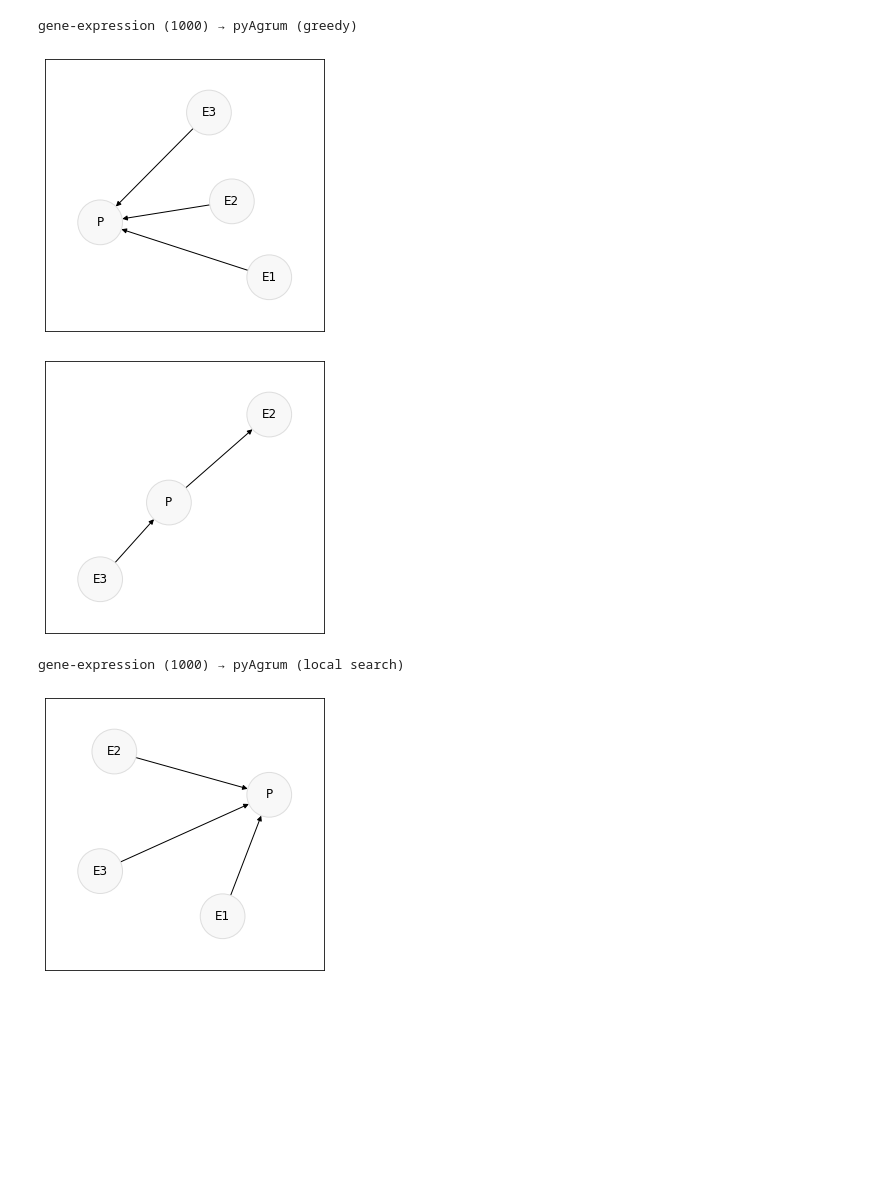
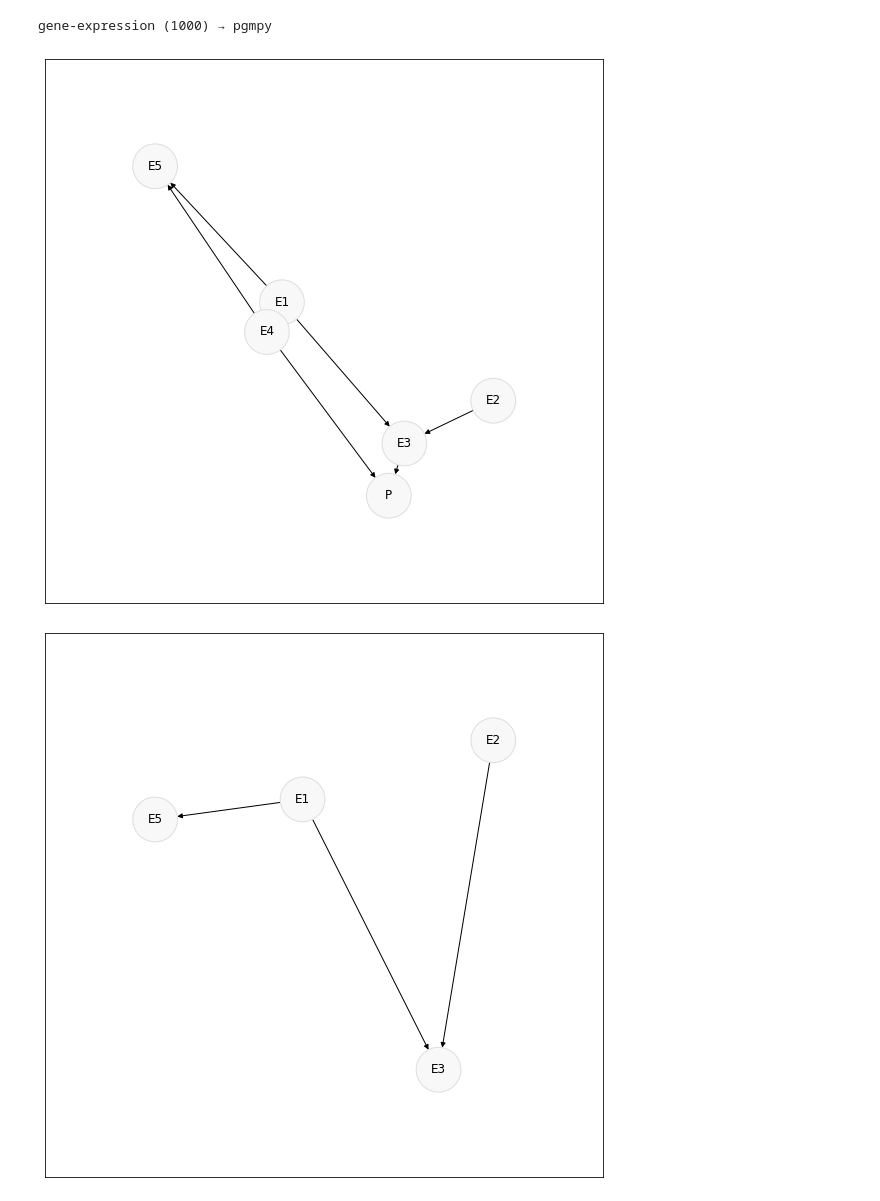
Before and after one commit to AdrienFelipe/Causal-discovery-Unit-testing, a Jupyter notebook: generator/Untitled1.ipynb, the cells around one changed output. Cells and saved outputs as stored; diff of their text form; code cells hidden in the pictures; blank space fills up the shorter version.

Commit message:
Added pgmpy

```diff
--- a/generator/Untitled1.ipynb
+++ b/generator/Untitled1.ipynb
@@ -4,6 +4,7 @@
 # %%
 from __future__ import annotations
 
+from pathlib import Path
 from typing import List
 
 from datasets.DatasetInterface import DatasetInterface
@@ -24,40 +25,40 @@ from tester.scripts.CausalInferenceScript import CausalInferenceScript
 from tester.scripts.DowhyScript import DowhyScript
 from tester.scripts.MeDILExampleScript import MeDILExampleScript
 from tester.scripts.MeDILScript import MeDILScript
+from tester.scripts.PgmpyScript import PgmpyScript
 from tester.scripts.PyAgrumScript import PyAgrumScript
 from tester.scripts.ScriptInterface import ScriptInterface
+from utils import ProjectRoot
 
 
 def score_it(scripts: List[ScriptInterface], datasets: List[DatasetInterface]):
     for dataset in datasets:
         # Make sure dataset file was generated.
         dataset.get_data(force_rebuild=True)
         for script in scripts:
             print(f'{dataset.name} ({dataset.items}) → {script.name}')
             relations = script.predict(dataset)
 
             generator = dataset.get_generator()
-            generator.plot_relations(fig_size=(5, 5))
-            RelationPlot.show(generator.get_events(include_shadow=False), relations, figsize=(5, 5))
+            generator.plot_relations(fig_size=(10, 10))
+            RelationPlot.show(generator.get_events(include_shadow=False), relations, figsize=(10, 10))
 
 
 datasets = [
-    GeneExpressionDataset(1000)
+    GeneExpressionDataset(1000),
 ]
 
 # http://www-desir.lip6.fr/~phw/aGrUM/docs/last/notebooks/11-structuralLearning.ipynb.html
 # learner.useLocalSearchWithTabuList()
 # learner.useGreedyHillClimbing()
 
 scripts = [
-    PyAgrumScript(PyAgrumScript.LEARNER_GREEDY),
-    PyAgrumScript(PyAgrumScript.LEARNER_LOCAL_SEARCH),
+    PgmpyScript(),
+
 ]
 
 score_it(scripts, datasets)
 # %% [output]
-gene-expression (1000) → pyAgrum (greedy)
+gene-expression (1000) → pgmpy
-[figure, old version]
+[figure, new version]
-[figure, old version]
+[figure, new version]
-gene-expression (1000) → pyAgrum (local search)
-[figure, removed]
```
Also changed, not shown: parts of 1 cell of this notebook, 4 other files.
